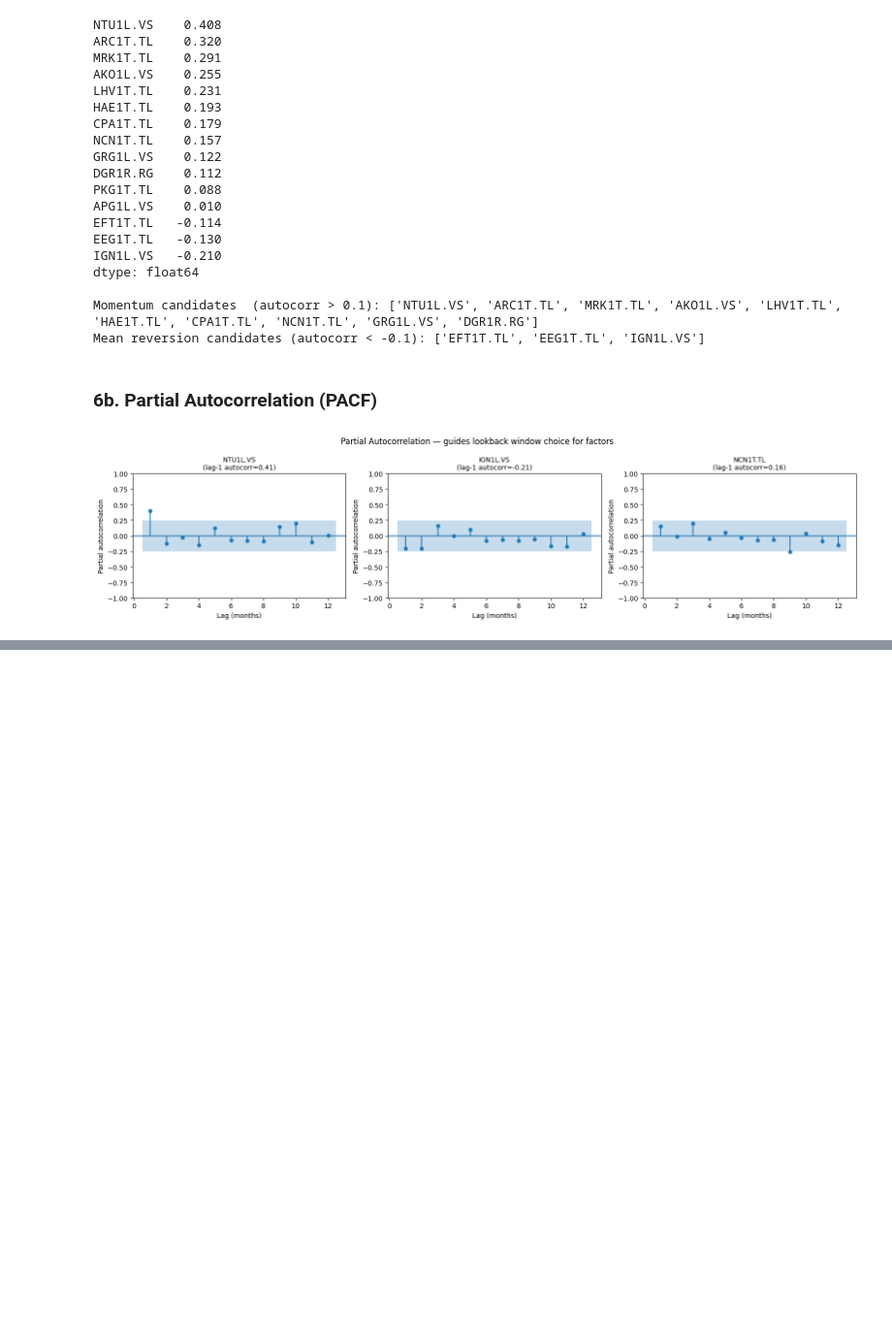
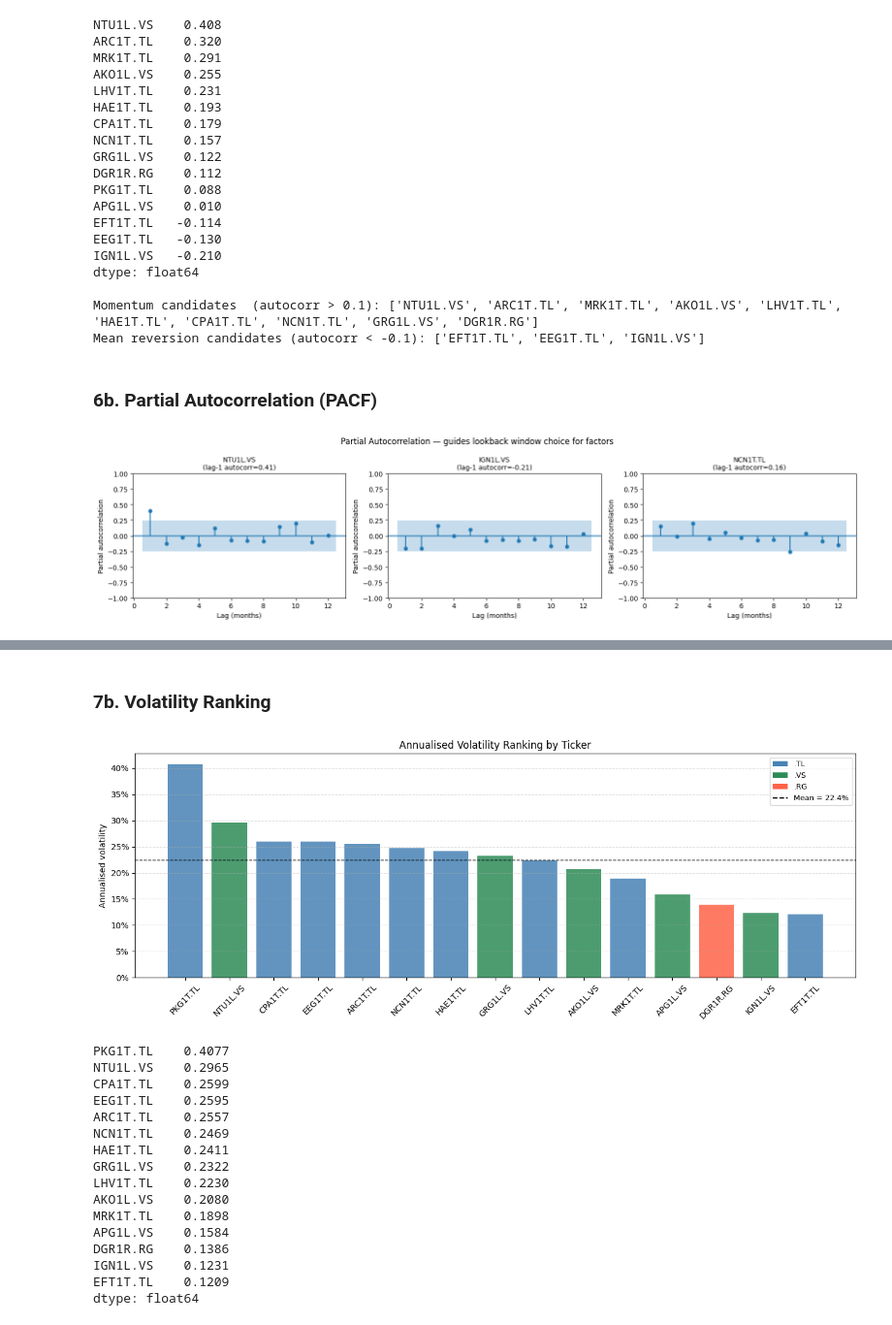
Before and after one commit to Sp0ozy/baltic-factor-model, a Jupyter notebook: notebooks/01_eda.ipynb, the cells around one changed output, grey strips where cells are left out. Shown at 97% size. Drawn from its saved outputs; the diff is of its cells as text; code cells hidden in the pictures; blank space fills up the shorter version.

```diff
--- a/notebooks/01_eda.ipynb
+++ b/notebooks/01_eda.ipynb
@@ -607,0 +655,47 @@ plt.show()
+# %% [markdown]
+### 7b. Volatility Ranking
+# %%
+avg_vol = (daily_returns.std() * np.sqrt(252)).sort_values(ascending=False)
+
+exchange_colors = {".TL": "steelblue", ".VS": "seagreen", ".RG": "tomato"}
+colors = [exchange_colors[t[-3:]] for t in avg_vol.index]
+
+fig, ax = plt.subplots(figsize=(13, 5))
+bars = ax.bar(avg_vol.index, avg_vol.values, color=colors, alpha=0.85)
+ax.axhline(avg_vol.mean(), color="black", linewidth=1, linestyle="--",
+           label=f"Mean vol = {avg_vol.mean():.1%}")
+ax.set_title("Annualised Volatility Ranking by Ticker", fontsize=12)
+ax.set_ylabel("Annualised volatility")
+ax.tick_params(axis="x", rotation=45)
+ax.yaxis.set_major_formatter(plt.FuncFormatter(lambda y, _: f"{y:.0%}"))
+ax.grid(axis="y", linestyle="--", alpha=0.4)
+ax.legend(fontsize=9)
+
+# Exchange legend
+from matplotlib.patches import Patch
+legend_elements = [Patch(facecolor=v, label=k) for k, v in exchange_colors.items()]
+ax.legend(handles=legend_elements + [plt.Line2D([0], [0], color="black", linestyle="--",
+          label=f"Mean = {avg_vol.mean():.1%}")], fontsize=9)
+
+plt.tight_layout()
+plt.show()
+
+print(avg_vol.round(4))
+# %% [output]
+[figure, added]
+PKG1T.TL    0.4077
+NTU1L.VS    0.2965
+CPA1T.TL    0.2599
+EEG1T.TL    0.2595
+ARC1T.TL    0.2557
+NCN1T.TL    0.2469
+HAE1T.TL    0.2411
+GRG1L.VS    0.2322
+LHV1T.TL    0.2230
+AKO1L.VS    0.2080
+MRK1T.TL    0.1898
+APG1L.VS    0.1584
+DGR1R.RG    0.1386
+IGN1L.VS    0.1231
+EFT1T.TL    0.1209
+dtype: float64
```
Also changed, not shown: parts of 6 cells of this notebook.
